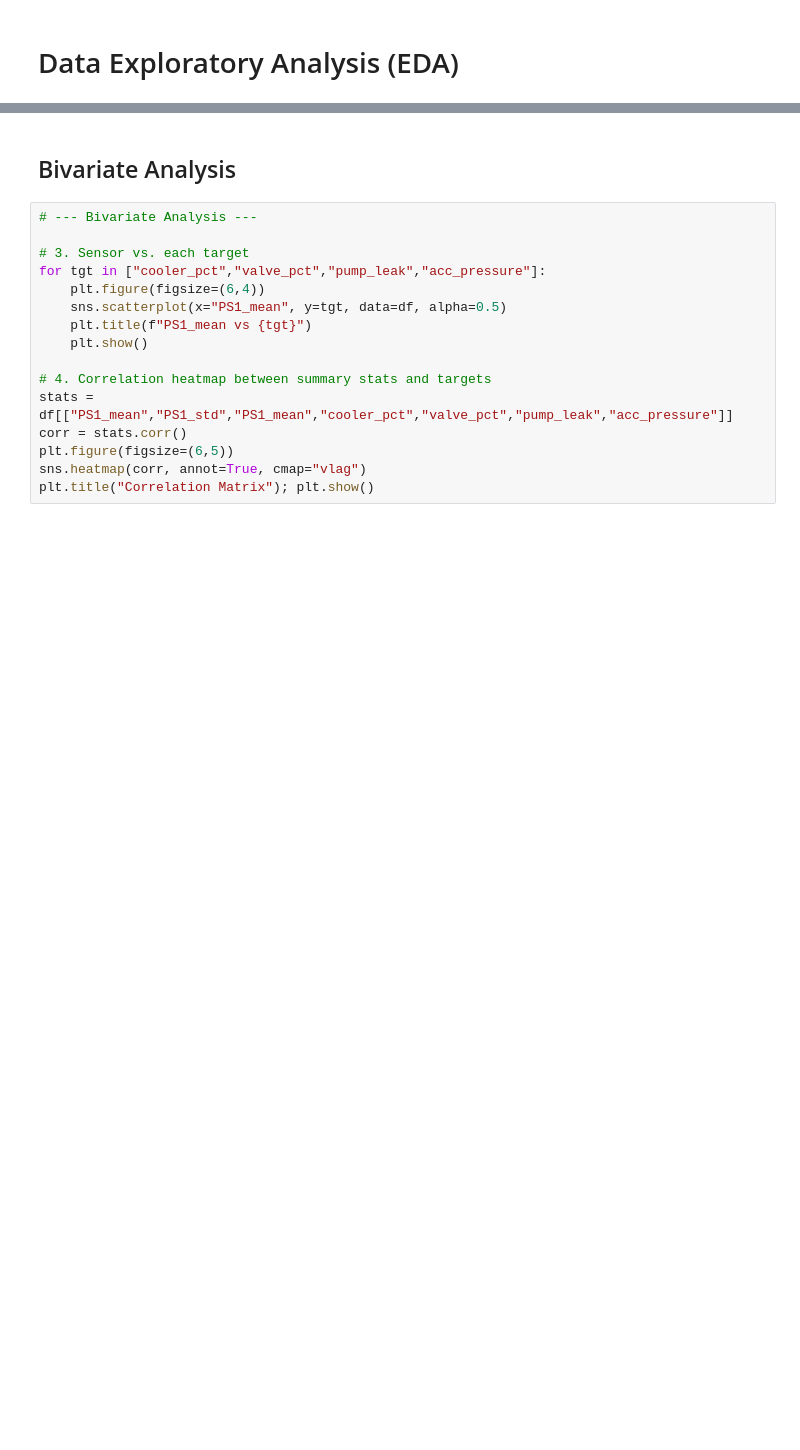
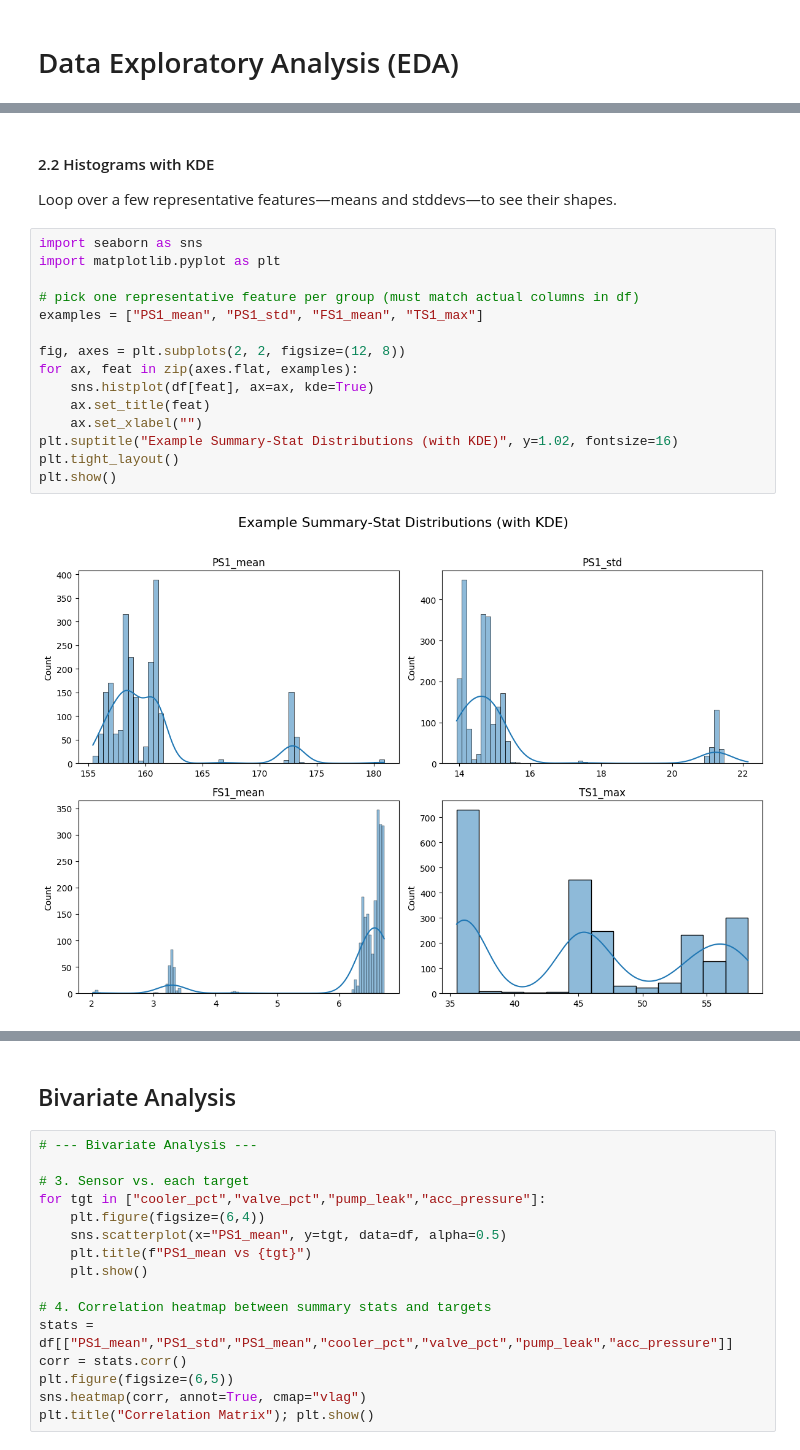
Before and after one commit to jeremiafourie/HydraulicHealth-Monitoring, a Jupyter notebook: notebooks/eda.ipynb, the cells around one changed output, grey strips where cells are left out. Cells and saved outputs as stored; diff of their text form; blank space fills up the shorter version.

```diff
--- a/notebooks/eda.ipynb
+++ b/notebooks/eda.ipynb
@@ -35,0 +65,20 @@ plt.show()
+# %% [markdown]
+#### 2.2 Histograms with KDE
+Loop over a few representative features—means and stddevs—to see their shapes.
+# %%
+import seaborn as sns
+import matplotlib.pyplot as plt
+
+# pick one representative feature per group (must match actual columns in df)
+examples = ["PS1_mean", "PS1_std", "FS1_mean", "TS1_max"]
+
+fig, axes = plt.subplots(2, 2, figsize=(12, 8))
+for ax, feat in zip(axes.flat, examples):
+    sns.histplot(df[feat], ax=ax, kde=True)
+    ax.set_title(feat)
+    ax.set_xlabel("")
+plt.suptitle("Example Summary‑Stat Distributions (with KDE)", y=1.02, fontsize=16)
+plt.tight_layout()
+plt.show()
+# %% [output]
+[figure, added]
```
Also changed, not shown: parts of 10 cells of this notebook.
